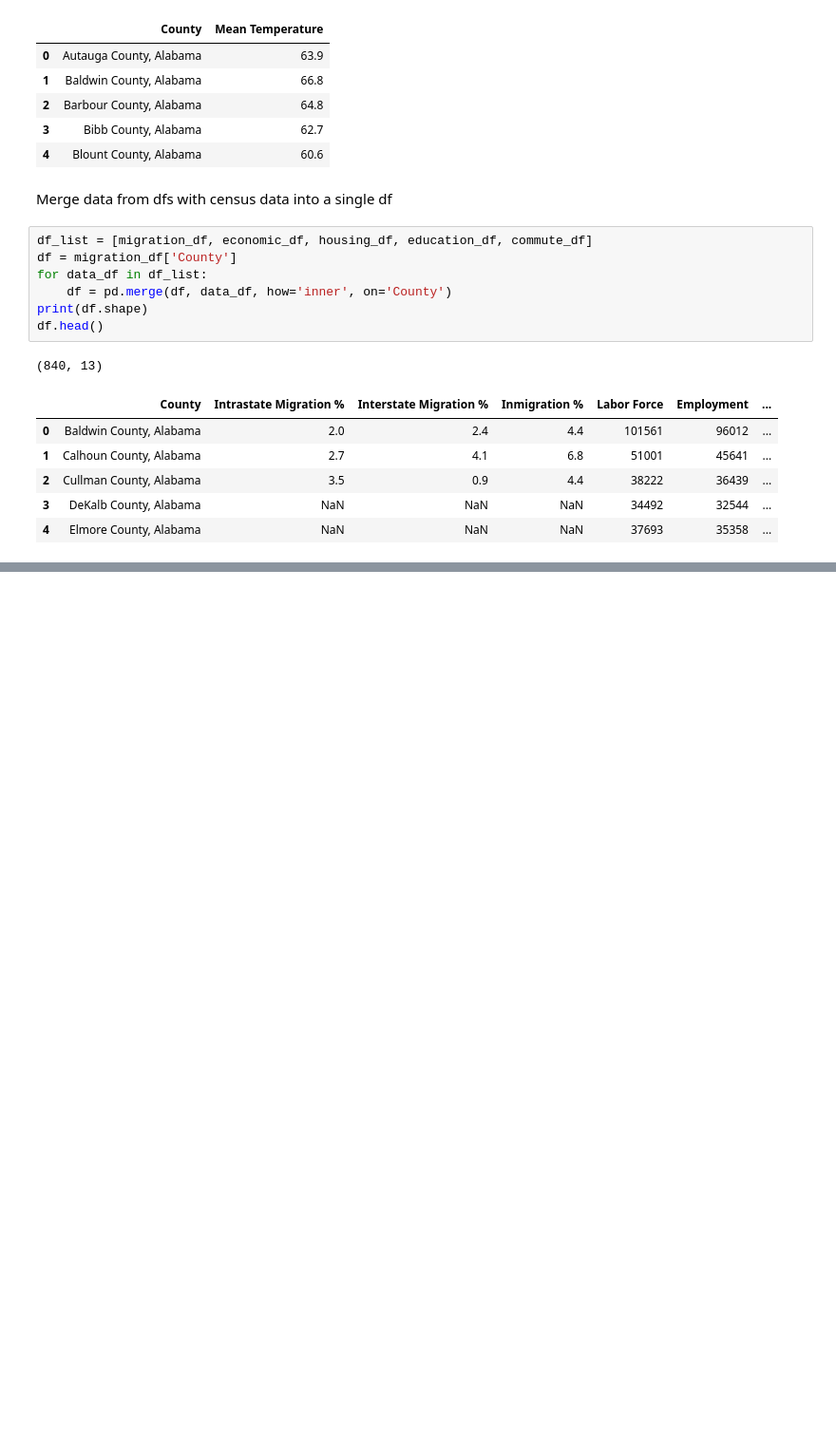
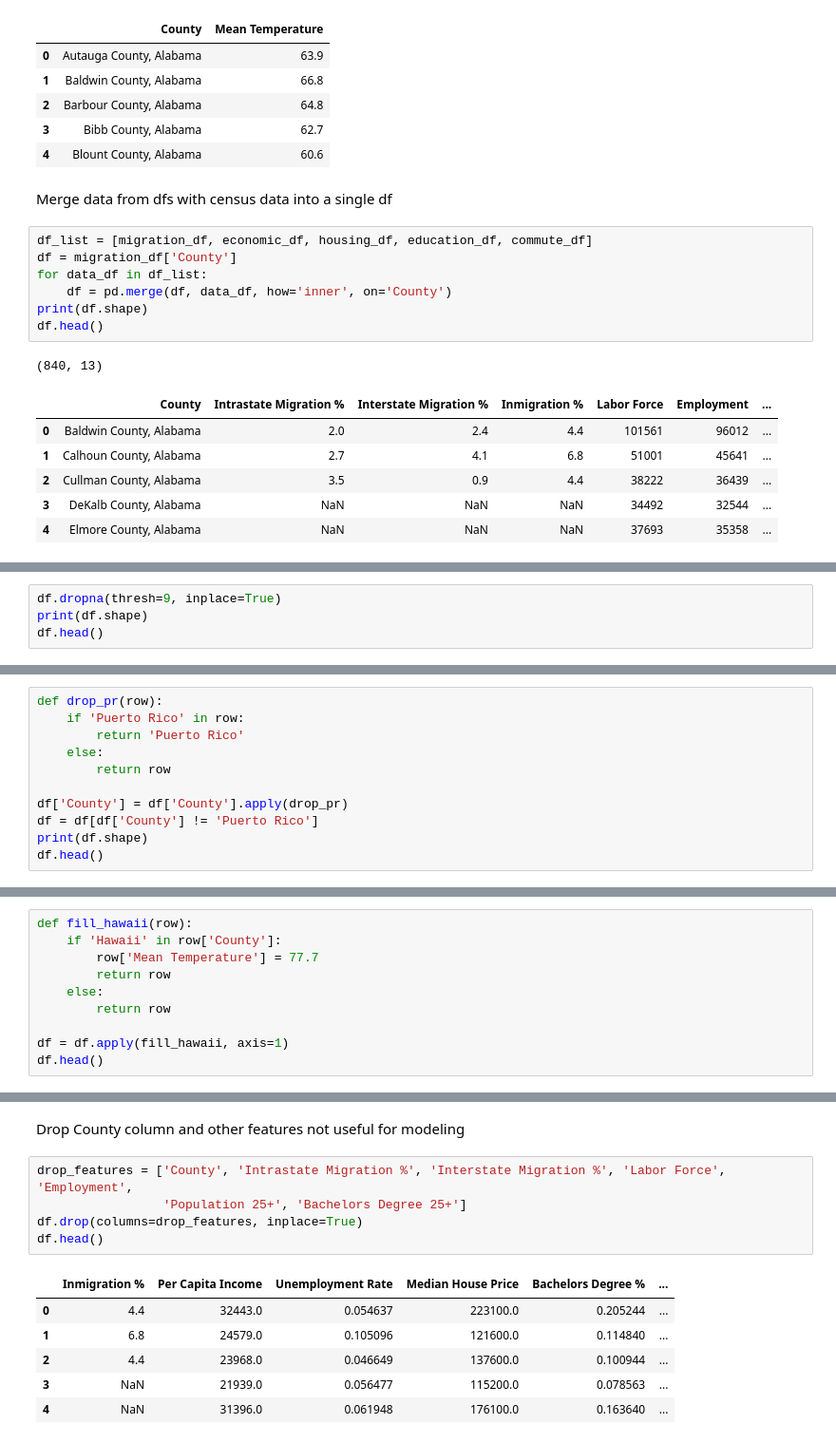
Before and after one commit to blantj/county_inmigration_regression, a Jupyter notebook: Modeling.ipynb, the cells around one changed output, grey strips where cells are left out. Shown at 95% size. Saved outputs shown, nothing was run; the diff lists cells and outputs as text; blank space fills up the shorter version.

```diff
--- a/Modeling.ipynb
+++ b/Modeling.ipynb
@@ -241,0 +264,4 @@ df.head()
+# %%
+df.dropna(thresh=9, inplace=True)
+print(df.shape)
+df.head()
@@ -241,0 +278,11 @@ df.head()
+# %%
+def drop_pr(row):
+    if 'Puerto Rico' in row:
+        return 'Puerto Rico'
+    else:
+        return row
+
+df['County'] = df['County'].apply(drop_pr)
+df = df[df['County'] != 'Puerto Rico']
+print(df.shape)
+df.head()
@@ -241,0 +299,10 @@ df.head()
+# %%
+def fill_hawaii(row):
+    if 'Hawaii' in row['County']:
+        row['Mean Temperature'] = 77.7
+        return row
+    else:
+        return row
+
+df = df.apply(fill_hawaii, axis=1)
+df.head()
@@ -241,0 +316,14 @@ df.head()
+# %% [markdown]
+Drop County column and other features not useful for modeling
+# %%
+drop_features = ['County', 'Intrastate Migration %', 'Interstate Migration %', 'Labor Force', 'Employment',
+                 'Population 25+', 'Bachelors Degree 25+']
+df.drop(columns=drop_features, inplace=True)
+df.head()
+# %% [output]
+|  | Inmigration % | Per Capita Income | Unemployment Rate | Median House Price | Bachelors Degree % | ... |
+| 0 | 4.4 | 32443.0 | 0.054637 | 223100.0 | 0.205244 | ... |
+| 1 | 6.8 | 24579.0 | 0.105096 | 121600.0 | 0.114840 | ... |
+| 2 | 4.4 | 23968.0 | 0.046649 | 137600.0 | 0.100944 | ... |
+| 3 | NaN | 21939.0 | 0.056477 | 115200.0 | 0.078563 | ... |
+| 4 | NaN | 31396.0 | 0.061948 | 176100.0 | 0.163640 | ... |
```
Also changed, not shown: parts of 17 cells of this notebook.
